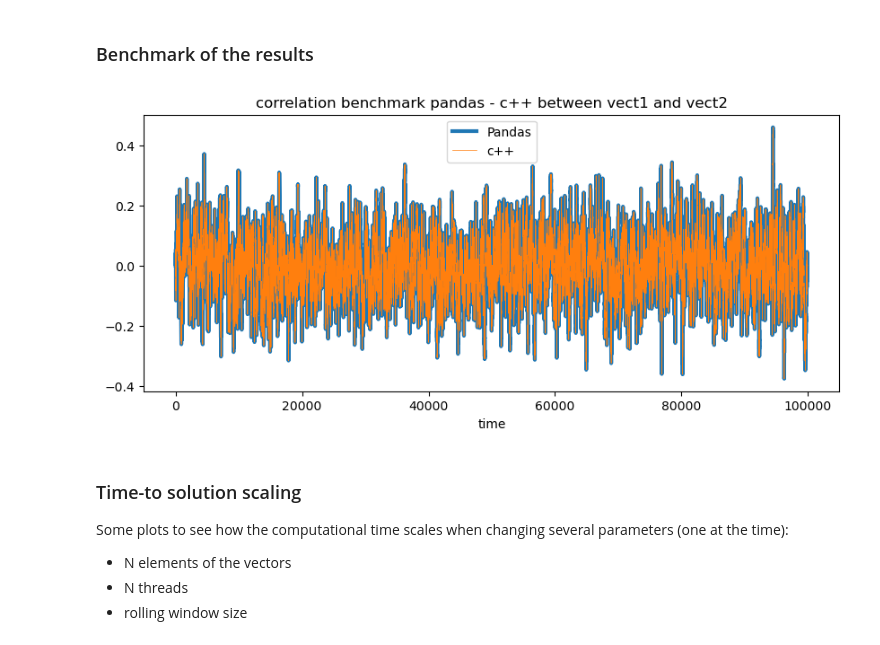
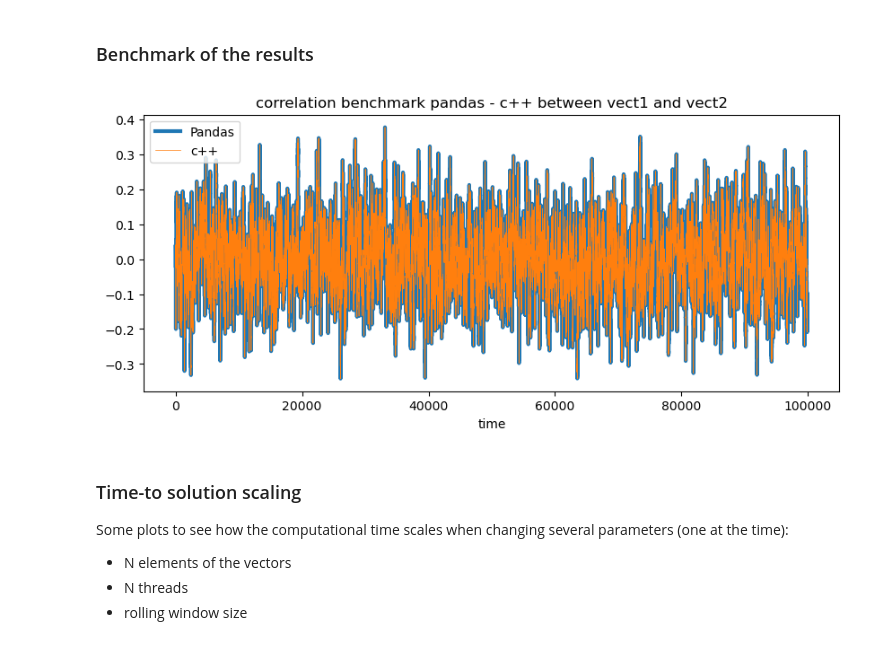
Before and after one commit to giovadg/statistic-parallel-opt, a Jupyter notebook: compare_timings.ipynb, the cells around one changed output. Drawn from its saved outputs; the diff is of its cells as text; code cells hidden in the pictures.

```diff
--- a/compare_timings.ipynb
+++ b/compare_timings.ipynb
@@ -16,9 +16,8 @@ read_csv_cpp = True #True: process in the c++ libr the same vectors produced wit
 
 
 compile_cpp = True
-N_vect     = 2
+N_vect     = 6
 n_elements = 10**5
-
 # generate N_vect random vectors
 for ii in range(N_vect):
     dummy = np.random.rand(n_elements)
@@ -72,25 +81,25 @@ Bottlneck of the C++ library is the reading of csv file. To improve the overall
 # %%
 fname = "correlation.bin"
 with open(fname, "rb") as f:
     n_vect  = int(np.fromfile(f, dtype=np.int32, count=1)[0])
     n_vect2 = int(np.fromfile(f, dtype=np.int32, count=1)[0])
     n_el    = int(np.fromfile(f, dtype=np.uint64, count=1)[0])
 
     assert n_vect == n_vect2
 
     data = np.fromfile(f, count=n_vect * n_vect * n_el )
 
 corr = data.reshape((n_vect, n_vect, n_el))
 
 if read_csv_cpp: # it makes sense only if using the same data
     plt.figure(figsize=(10,4))
-    plt.plot(rolling_corr.loc[(slice(window_size-1, None), "0"), "1"].values,linewidth=3.0,label="Pandas")
-    plt.plot(corr[0,1,:],linewidth=0.5,label="c++")
+    plt.plot(rolling_corr.loc[(slice(window_size-1, None), "0"), str(N_vect-1)].values,linewidth=3.0,label="Pandas")
+    plt.plot(corr[0,-1,:],linewidth=0.5,label="c++")
     plt.xlabel("time")
     plt.title("correlation benchmark pandas - c++ between vect1 and vect2");
     plt.legend()
 # %% [output]
-[figure, old version]
+[figure, new version]
 # %% [markdown]
 ### Time-to solution scaling
 Some plots to see how the computational time scales when changing several parameters (one at the time):
```
Also changed, not shown: parts of 4 cells of this notebook, 2 other files.
